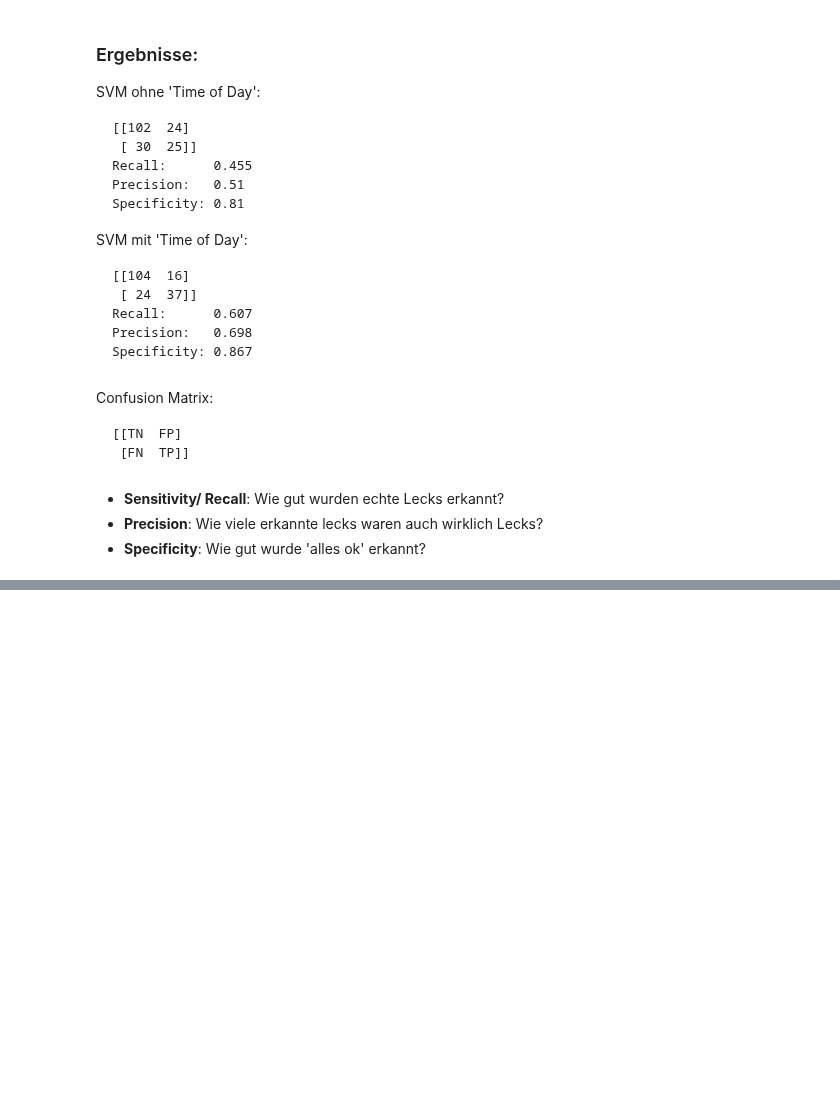
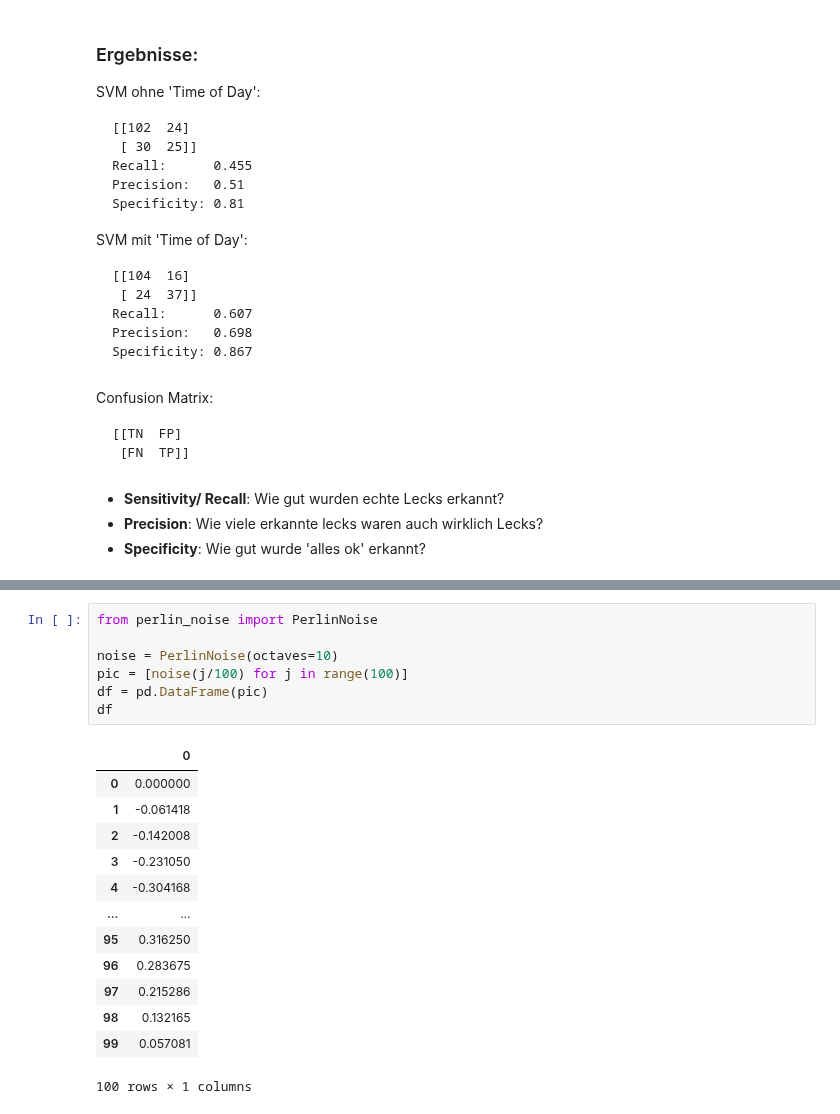
Before and after one commit to JulianBvW/BA-WDN-Leakage-Detection, a Jupyter notebook: LeakageDetection.ipynb, the cells around one changed output, grey strips where cells are left out. Drawn from its saved outputs; the diff is of its cells as text; blank space fills up the shorter version.

```diff
--- a/LeakageDetection.ipynb
+++ b/LeakageDetection.ipynb
@@ -214,0 +222,21 @@ Confusion Matrix:
+# %%
+from perlin_noise import PerlinNoise
+
+noise = PerlinNoise(octaves=10)
+pic = [noise(j/100) for j in range(100)]
+df = pd.DataFrame(pic)
+df
+# %% [output]
+|  | 0 |
+| 0 | 0.000000 |
+| 1 | -0.061418 |
+| 2 | -0.142008 |
+| 3 | -0.231050 |
+| 4 | -0.304168 |
+| ... | ... |
+| 95 | 0.316250 |
+| 96 | 0.283675 |
+| 97 | 0.215286 |
+| 98 | 0.132165 |
+| 99 | 0.057081 |
+100 rows × 1 columns
```
Also changed, not shown: parts of 5 cells of this notebook.
